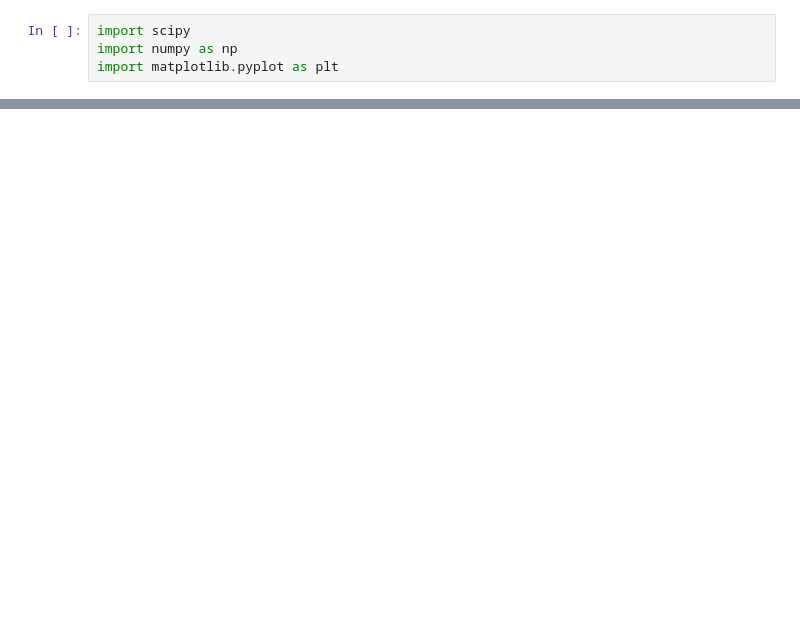
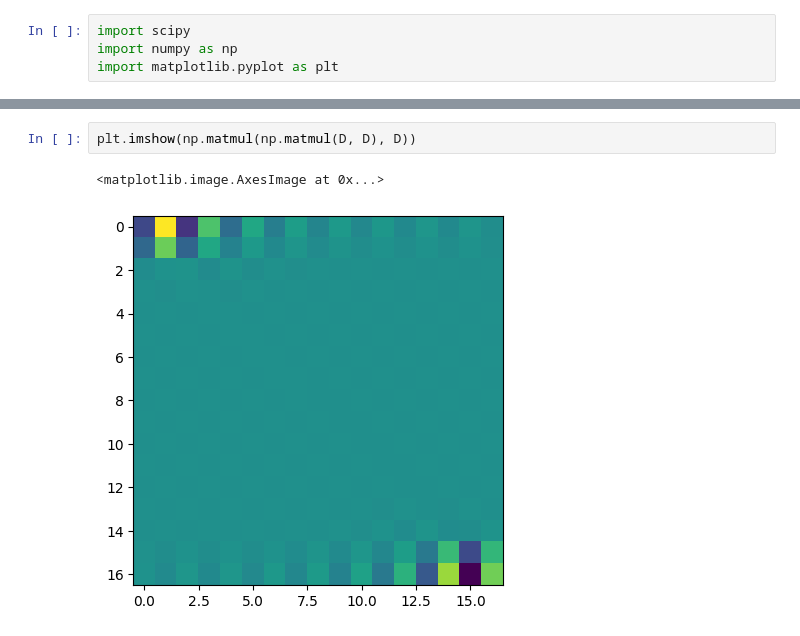
Before and after one commit to KunkelAlexander/fdm-hybrid-scheme, a Jupyter notebook: demonstration/Chebyshev.ipynb, the cells around one changed output, grey strips where cells are left out. Drawn from its saved outputs; the diff is of its cells as text; blank space fills up the shorter version.

```diff
--- a/demonstration/Chebyshev.ipynb
+++ b/demonstration/Chebyshev.ipynb
@@ -21,0 +162,5 @@ print(f - 1)
+# %%
+plt.imshow(np.matmul(np.matmul(D, D), D))
+# %% [output]
+<matplotlib.image.AxesImage at 0x...>
+[figure, added]
```
Also changed, not shown: parts of 13 cells of this notebook, 6 other files.
